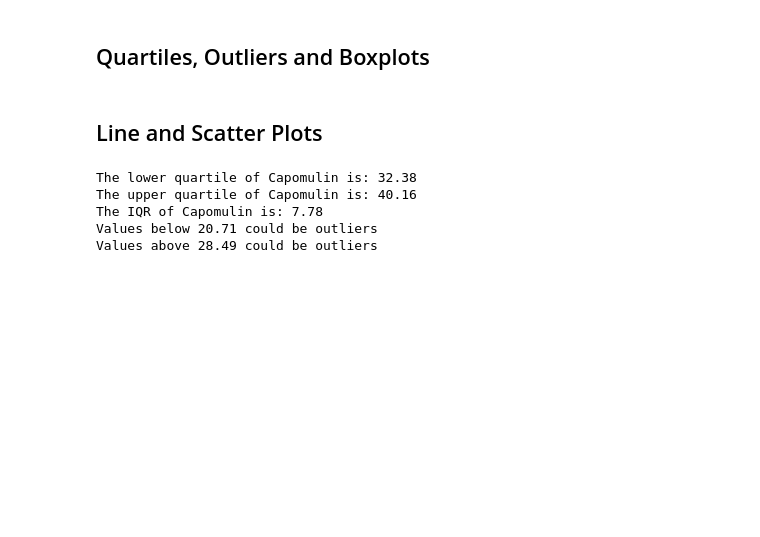
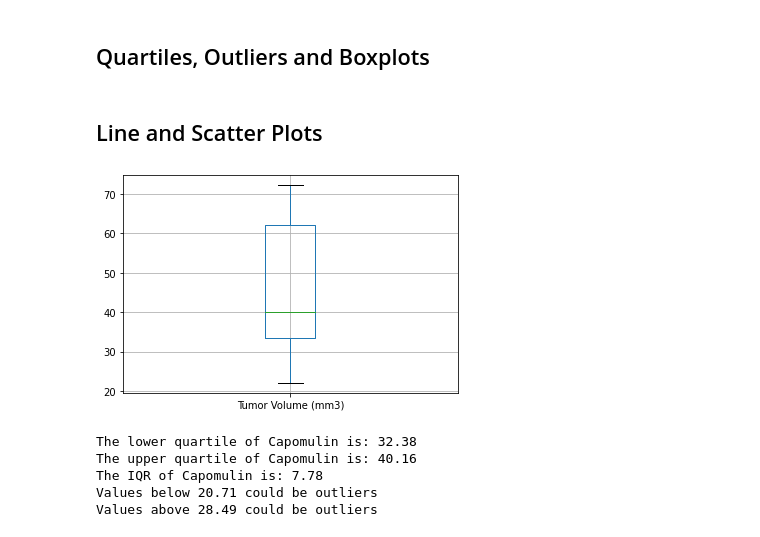
Before and after one commit to caseyjuergens/matplotlib-challenge, a Jupyter notebook: pymaceuticals_starter.ipynb, the cells around one changed output. Drawn from its saved outputs; the diff is of its cells as text; code cells hidden in the pictures; blank space fills up the shorter version.

Commit message:
generated box plot

```diff
--- a/pymaceuticals_starter.ipynb
+++ b/pymaceuticals_starter.ipynb
@@ -204,5 +204,13 @@ ceftamin_time= ceftamin_final.loc[ceftamin_final["Timepoint"]==45]
 ## Line and Scatter Plots
 # %%
 # Generate a box plot of the final tumor volume of each mouse across four regimens of interest
+final_drug_list = ["Capomulin", "Ramicane", "Infubinol", "Ceftamin"]
+final_drugs_df= clean_df[clean_df["Drug Regimen"].isin(final_drug_list)]
+final_drugs_tumor_df = final_drugs_df.loc[final_drugs_df["Timepoint"]==45]
+# %%
+final_box = final_drugs_tumor_df.boxplot(column=['Tumor Volume (mm3)'])
+plt.show()
+# %% [output]
+[figure, added]
 # %%
 # Put treatments into a list for for loop (and later for plot labels)
```
Also changed, not shown: parts of 5 cells of this notebook.
